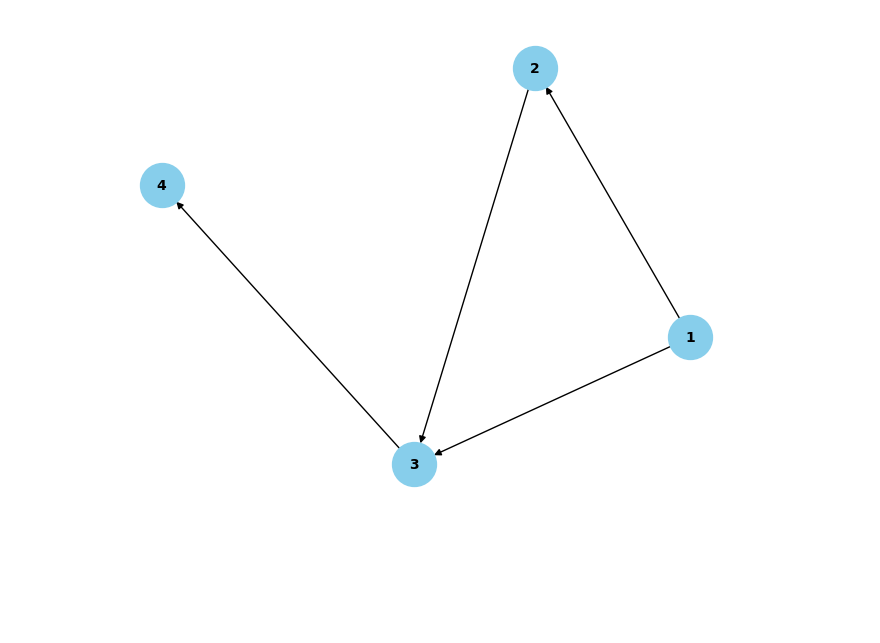
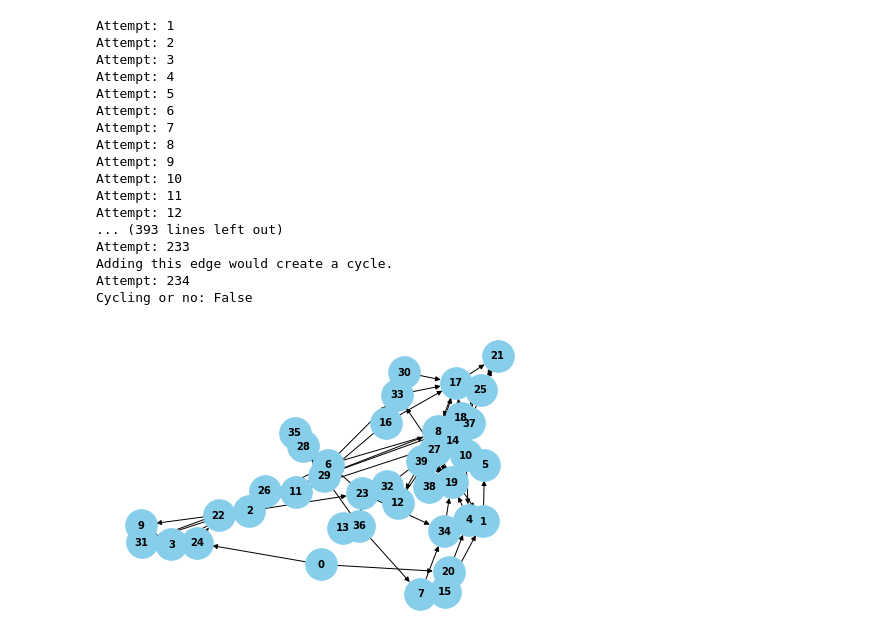
Before and after one commit to Omal1k/Topological-sort-DM-project-, a Jupyter notebook: Untitled.ipynb, the cells around one changed output. Saved outputs shown, nothing was run; the diff lists cells and outputs as text; code cells hidden in the pictures; blank space fills up the shorter version.

Commit message:
Fix bug in graph data structure implementation + added graph degradation + checking for cycles

```diff
--- a/Untitled.ipynb
+++ b/Untitled.ipynb
@@ -60,17 +102,27 @@ class Graph:
 # %%
 graph = Graph()
 
-for i in range(1, 5):
-    graph.add_vertex(i)
-
-graph.add_edge(1, 2)
-graph.add_edge(1, 3)
-graph.add_edge(2, 3)
-graph.add_edge(3, 4)
-
+graph.generate_random_graph(40, 0.3)
 graph.visualize()
 # %% [output]
+Attempt: 1
+Attempt: 2
+Attempt: 3
+Attempt: 4
+Attempt: 5
+Attempt: 6
+Attempt: 7
+Attempt: 8
+Attempt: 9
+Attempt: 10
+Attempt: 11
+Attempt: 12
+... (393 lines left out)
+Attempt: 233
+Adding this edge would create a cycle.
+Attempt: 234
+Cycling or no: False
-[figure, old version]
+[figure, new version]
 # %%
 graph.create_adjacency_matrix()
 for row in graph.adjacency_matrix:
```
Also changed, not shown: parts of 5 cells of this notebook.
